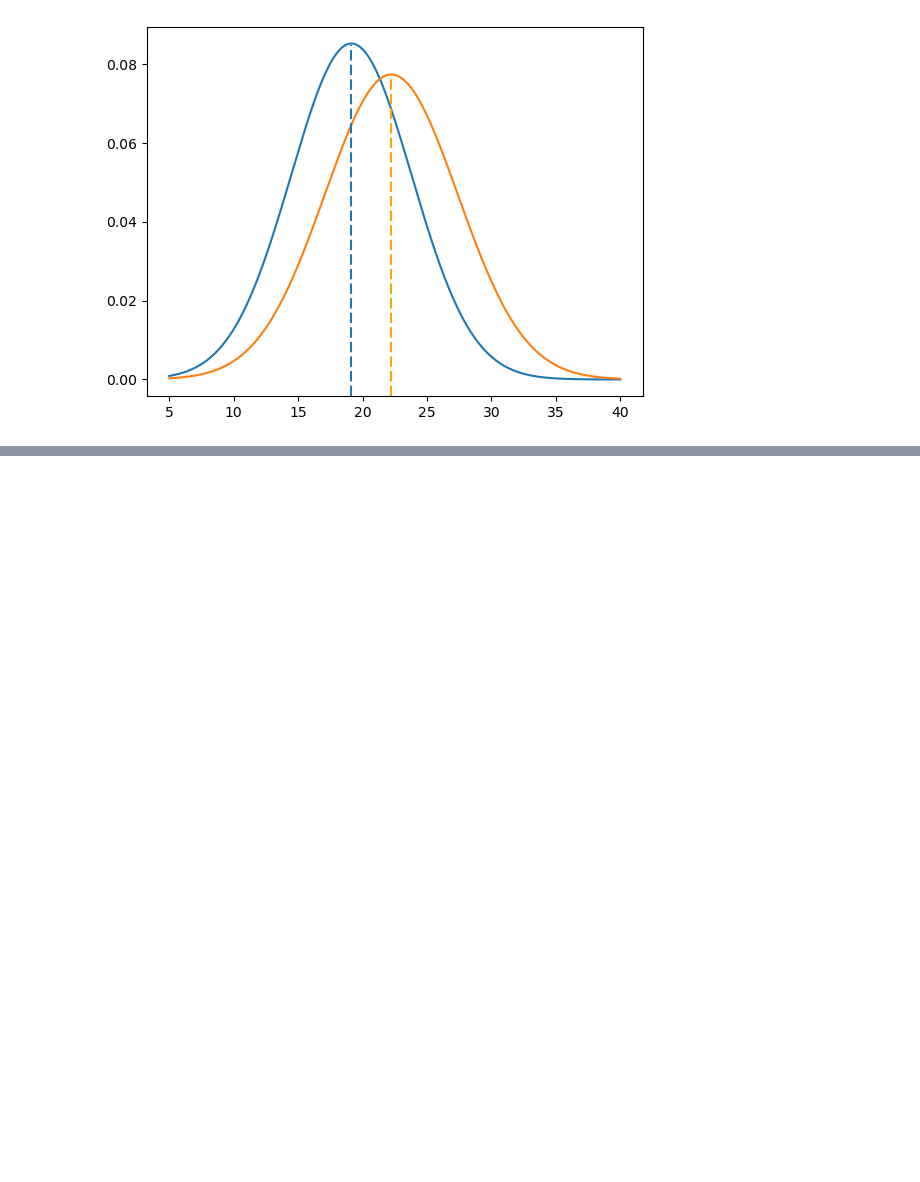
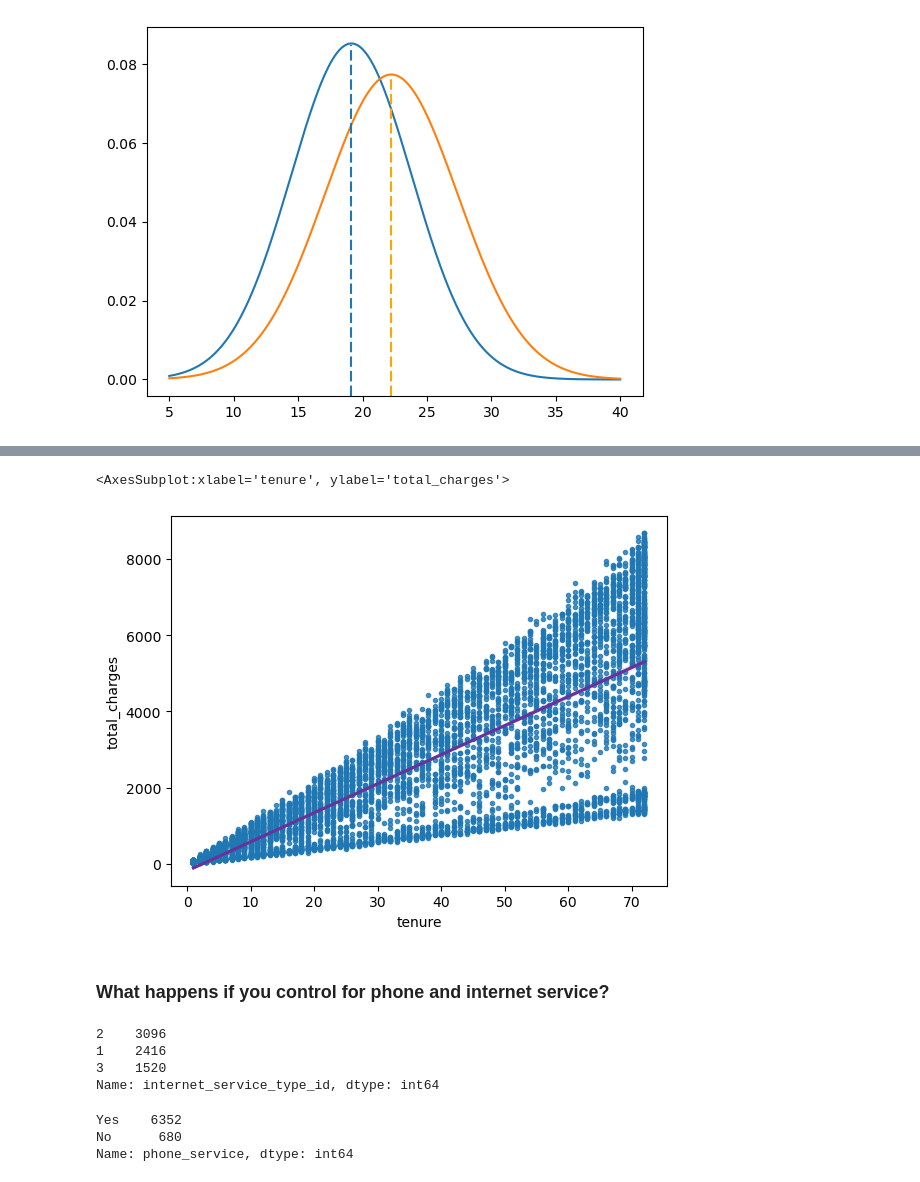
Before and after one commit to Andy-Jensen/statistics-exercises, a Jupyter notebook: hypothesis_testing.ipynb, the cells around one changed output, grey strips where cells are left out. Saved outputs shown, nothing was run; the diff lists cells and outputs as text; code cells hidden in the pictures; blank space fills up the shorter version.

```diff
--- a/hypothesis_testing.ipynb
+++ b/hypothesis_testing.ipynb
@@ -226,0 +337,20 @@ plt.show()
+# %%
+sns.regplot(x='tenure', y='total_charges', data= df, line_kws={'color': 'rebeccapurple'}, marker='.')
+# %% [output]
+<AxesSubplot:xlabel='tenure', ylabel='total_charges'>
+[figure, added]
+# %% [markdown]
+### What happens if you control for phone and internet service?
+# %%
+df['internet_service_type_id'].value_counts()
+# %% [output]
+2    3096
+1    2416
+3    1520
+Name: internet_service_type_id, dtype: int64
+# %%
+df['phone_service'].value_counts()
+# %% [output]
+Yes    6352
+No      680
+Name: phone_service, dtype: int64
```
Also changed, not shown: parts of 68 cells of this notebook, 1 other file.
